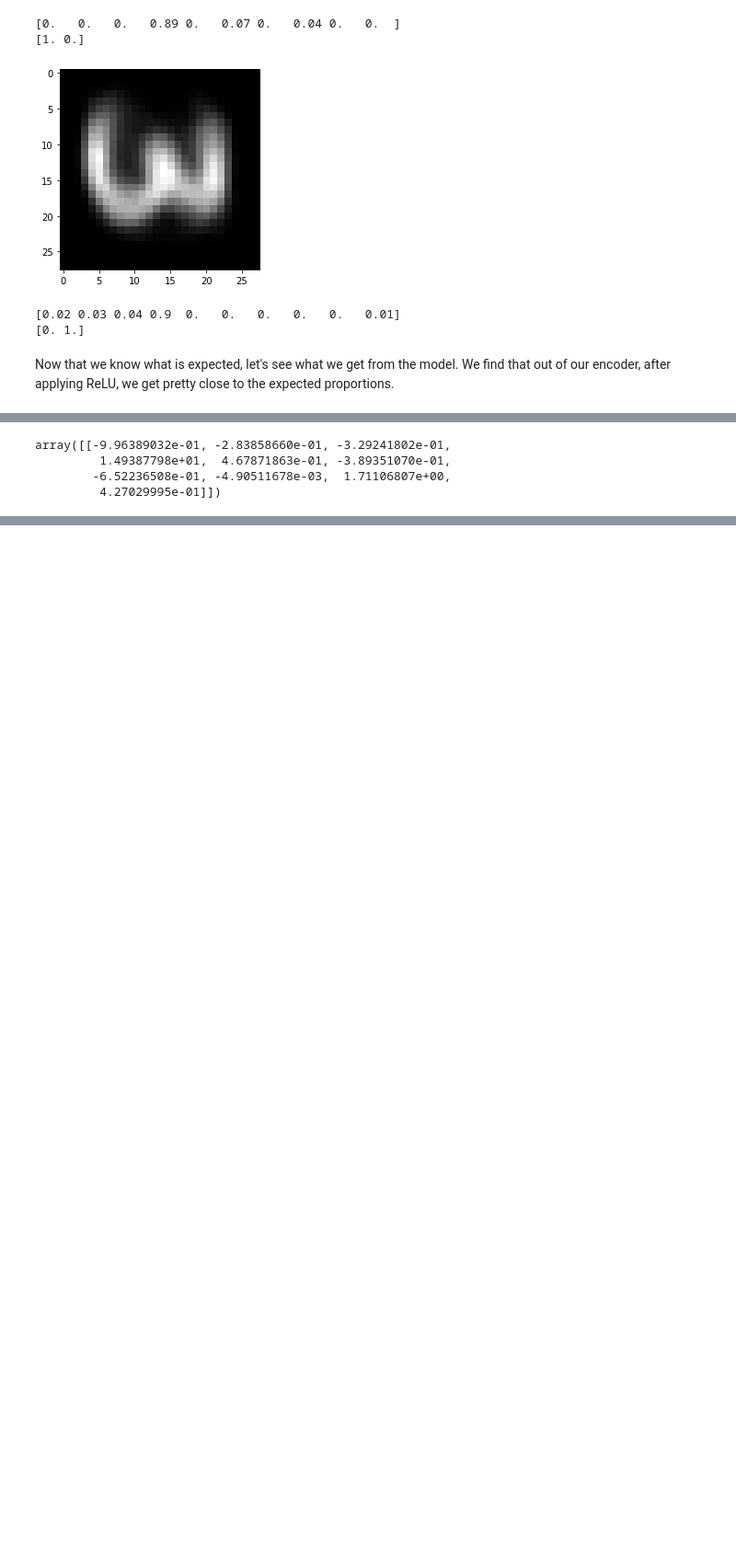
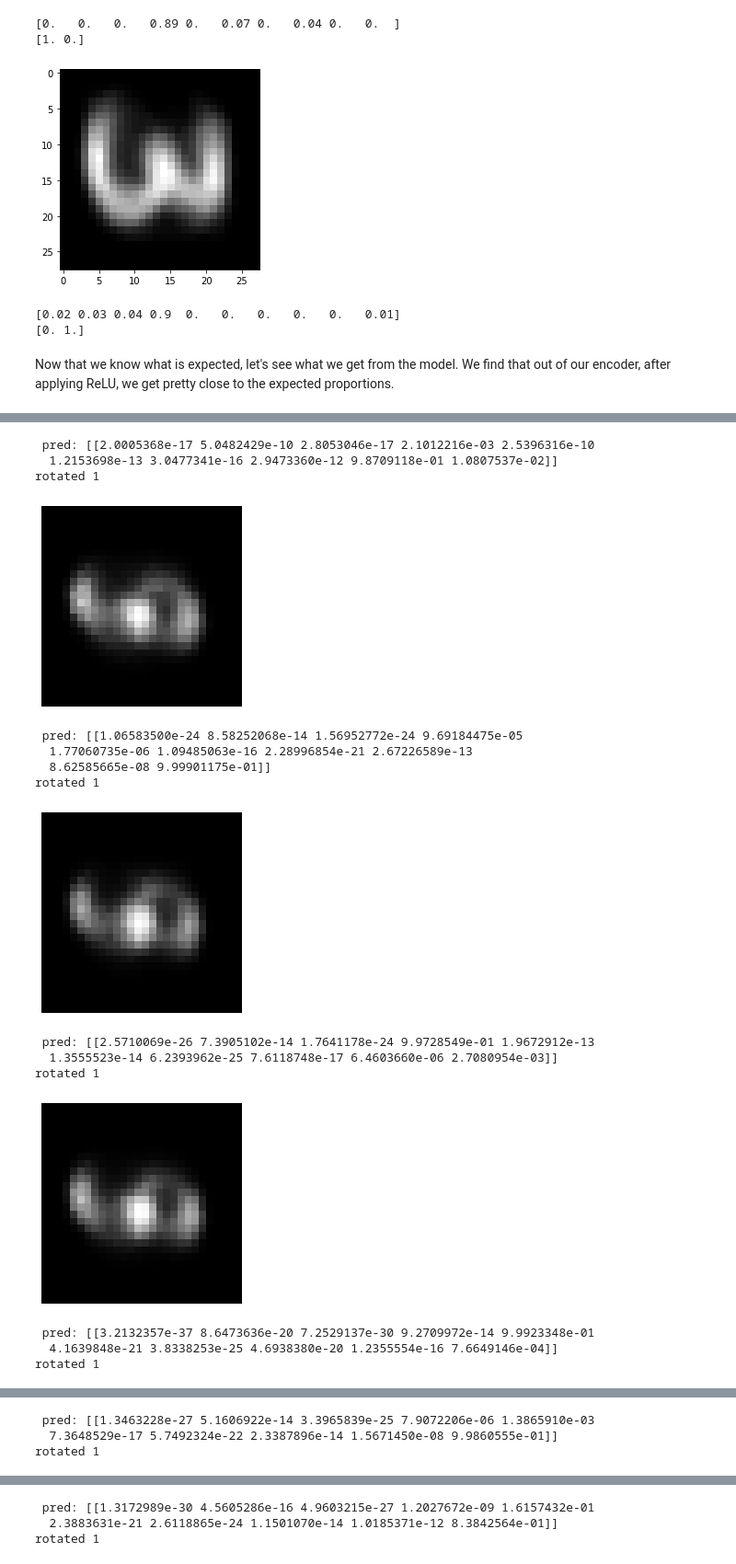
Before and after one commit to suraj-adewale/sc_bulk_ood, a Jupyter notebook: experiments/DIVA_stacked_mnist.ipynb, the cells around one changed output, grey strips where cells are left out. Shown: that part at 92% size. Cells and saved outputs as stored; diff of their text form; code cells hidden in the pictures; blank space fills up the shorter version.

```diff
--- a/experiments/DIVA_stacked_mnist.ipynb
+++ b/experiments/DIVA_stacked_mnist.ipynb
@@ -907,7 +921,7 @@ classification_model = Sequential()
 #defining the architecture of the model
 X_class = Input(shape=(n_x,))
 classification_model.add(X_class)
-classification_model.add(Dense(128, activation='relu'))
+classification_model.add(Dense(512, activation='relu'))
 classification_model.add(Dense(128, activation='relu'))
 classification_model.add(Dense(10, activation='softmax'))
 
@@ -915,7 +929,7 @@ classification_model.add(Dense(10, activation='softmax'))
 classification_model.compile(optimizer='adam',loss='sparse_categorical_crossentropy',metrics=['accuracy'])
 
 #training the model
-classification_model.fit(x_train_r,Y_train_r,epochs=3)
+classification_model.fit(x_train_r,Y_train_r,epochs=5)
 # %% [output]
 WARNING:tensorflow:Please add `keras.layers.InputLayer` instead of `keras.Input` to Sequential model. `keras.Input` is intended to be used by Functional model.
 Train on 60000 samples
@@ -938,12 +956,12 @@ acc = []
 for digit_idx in range(0, num_digits):
   num_correct = 0
   for idx_rep in range(0, num_rep):
-    z_0_digit = sample_digit(digit_idx, Y_test, 2**4, rotate=rotate_val)
+    z_0_digit = sample_digit(digit_idx, Y_test, 2**3, rotate=rotate_val)
     digit_img = digit_idx
 
     keep_rot_idx = Y_full_test[:,digit_img] > 0.9
     X_example = X_full_test[keep_rot_idx,]
-    z_slack, mu_prop, z_rot = encoder.predict(X_example[0:250,:], batch_size=250)
+    z_slack, mu_prop, z_rot = encoder.predict(X_example[0:batch_size,:], batch_size=batch_size)
 
     # slack, prop, rot
     slack_sample = z_slack[10]
@@ -966,7 +984,39 @@ print(acc)
-# %%
-sample_digit(3, Y_test, 2**4, rotate=rotate_val)
-# %% [output]
-array([[-9.96389032e-01, -2.83858660e-01, -3.29241802e-01,
-         1.49387798e+01,  4.67871863e-01, -3.89351070e-01,
-        -6.52236508e-01, -4.90511678e-03,  1.71106807e+00,
-         4.27029995e-01]])
+# %%
+digit_idx=1
+for idx_rep in range(0, 10):
+  z_0_digit = sample_digit(digit_idx, Y_test, 2**3, rotate=rotate_val)
+  digit_img = digit_idx
+
+  keep_rot_idx = Y_full_test[:,digit_img] > 0.9
+  X_example = X_full_test[keep_rot_idx,]
+  z_slack, mu_prop, z_rot = encoder.predict(X_example[0:batch_size,:], batch_size=batch_size)
+
+  # slack, prop, rot
+  slack_sample = [0,0,0,0,0,0,0,0,0,0]
+  pred_input = np.concatenate([slack_sample, z_0_digit[0], rotate_1hot]).reshape((1,22))
+
+
+  decoded = decoder.predict(pred_input)
+  predictions = classification_model.predict(decoded)
+  print(f" pred: {predictions}")
+
+  print(f"rotated {digit_img}")
+  plt.imshow(decoder.predict(pred_input).reshape(28,28), cmap = plt.cm.gray), axis('off')
+  plt.show()
+# %% [output]
+ pred: [[2.0005368e-17 5.0482429e-10 2.8053046e-17 2.1012216e-03 2.5396316e-10
+  1.2153698e-13 3.0477341e-16 2.9473360e-12 9.8709118e-01 1.0807537e-02]]
+rotated 1
+[figure, added]
+ pred: [[1.06583500e-24 8.58252068e-14 1.56952772e-24 9.69184475e-05
+  1.77060735e-06 1.09485063e-16 2.28996854e-21 2.67226589e-13
+  8.62585665e-08 9.99901175e-01]]
+rotated 1
+[figure, added]
+ pred: [[2.5710069e-26 7.3905102e-14 1.7641178e-24 9.9728549e-01 1.9672912e-13
+  1.3555523e-14 6.2393962e-25 7.6118748e-17 6.4603660e-06 2.7080954e-03]]
+rotated 1
+[figure, added]
+ pred: [[3.2132357e-37 8.6473636e-20 7.2529137e-30 9.2709972e-14 9.9923348e-01
+  4.1639848e-21 3.8338253e-25 4.6938380e-20 1.2355554e-16 7.6649146e-04]]
+rotated 1
@@ -972,0 +1024,3 @@ array([[-9.96389032e-01, -2.83858660e-01, -3.29241802e-01,
+ pred: [[1.3463228e-27 5.1606922e-14 3.3965839e-25 7.9072206e-06 1.3865910e-03
+  7.3648529e-17 5.7492324e-22 2.3387896e-14 1.5671450e-08 9.9860555e-01]]
+rotated 1
@@ -972,0 +1028,3 @@ array([[-9.96389032e-01, -2.83858660e-01, -3.29241802e-01,
+ pred: [[1.3172989e-30 4.5605286e-16 4.9603215e-27 1.2027672e-09 1.6157432e-01
+  2.3883631e-21 2.6118865e-24 1.1501070e-14 1.0185371e-12 8.3842564e-01]]
+rotated 1
```
Also changed, not shown: parts of 22 cells of this notebook, 2 other files.
